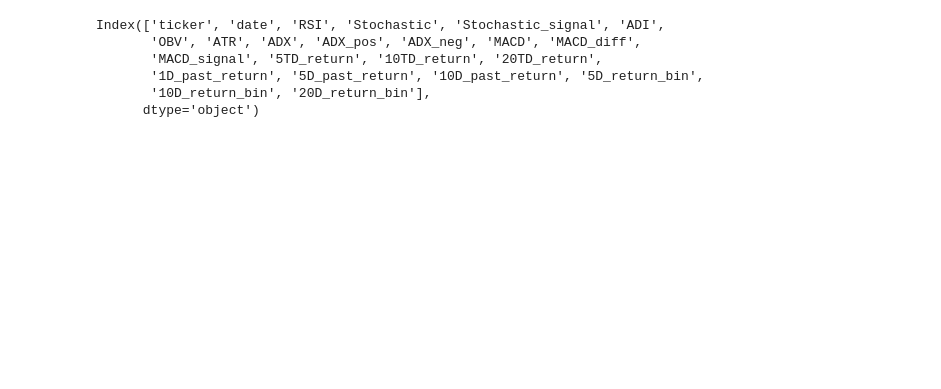
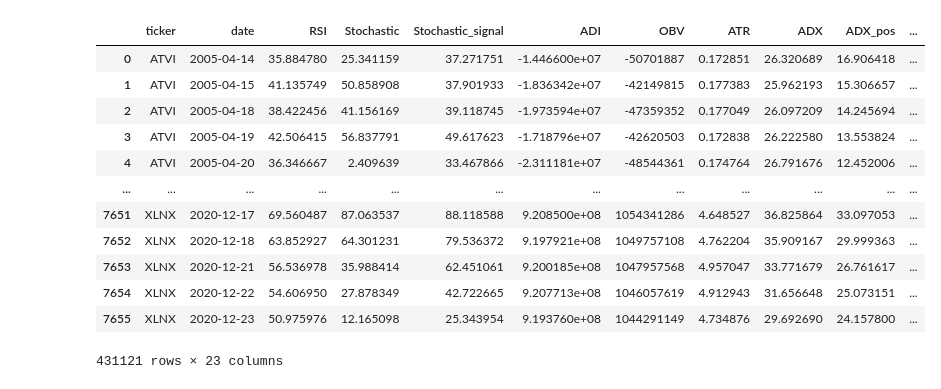
Before and after one commit to marcin-sobocinski/mlchartist, a Jupyter notebook: notebooks/random_many_comp.ipynb, the cells around one changed output. Saved outputs shown, nothing was run; the diff lists cells and outputs as text; code cells hidden in the pictures; blank space fills up the shorter version.

```diff
--- a/notebooks/random_many_comp.ipynb
+++ b/notebooks/random_many_comp.ipynb
@@ -45,9 +42,16 @@ df
-# %%
-df.columns
-# %% [output]
-Index(['ticker', 'date', 'RSI', 'Stochastic', 'Stochastic_signal', 'ADI',
-       'OBV', 'ATR', 'ADX', 'ADX_pos', 'ADX_neg', 'MACD', 'MACD_diff',
-       'MACD_signal', '5TD_return', '10TD_return', '20TD_return',
-       '1D_past_return', '5D_past_return', '10D_past_return', '5D_return_bin',
-       '10D_return_bin', '20D_return_bin'],
-      dtype='object')
+# %%
+joined_df
+# %% [output]
+|  | ticker | date | RSI | Stochastic | Stochastic_signal | ADI | OBV | ATR | ADX | ADX_pos | ... |
+| 0 | ATVI | 2005-04-14 | 35.884780 | 25.341159 | 37.271751 | -1.446600e+07 | -50701887 | 0.172851 | 26.320689 | 16.906418 | ... |
+| 1 | ATVI | 2005-04-15 | 41.135749 | 50.858908 | 37.901933 | -1.836342e+07 | -42149815 | 0.177383 | 25.962193 | 15.306657 | ... |
+| 2 | ATVI | 2005-04-18 | 38.422456 | 41.156169 | 39.118745 | -1.973594e+07 | -47359352 | 0.177049 | 26.097209 | 14.245694 | ... |
+| 3 | ATVI | 2005-04-19 | 42.506415 | 56.837791 | 49.617623 | -1.718796e+07 | -42620503 | 0.172838 | 26.222580 | 13.553824 | ... |
+| 4 | ATVI | 2005-04-20 | 36.346667 | 2.409639 | 33.467866 | -2.311181e+07 | -48544361 | 0.174764 | 26.791676 | 12.452006 | ... |
+| ... | ... | ... | ... | ... | ... | ... | ... | ... | ... | ... | ... |
+| 7651 | XLNX | 2020-12-17 | 69.560487 | 87.063537 | 88.118588 | 9.208500e+08 | 1054341286 | 4.648527 | 36.825864 | 33.097053 | ... |
+| 7652 | XLNX | 2020-12-18 | 63.852927 | 64.301231 | 79.536372 | 9.197921e+08 | 1049757108 | 4.762204 | 35.909167 | 29.999363 | ... |
+| 7653 | XLNX | 2020-12-21 | 56.536978 | 35.988414 | 62.451061 | 9.200185e+08 | 1047957568 | 4.957047 | 33.771679 | 26.761617 | ... |
+| 7654 | XLNX | 2020-12-22 | 54.606950 | 27.878349 | 42.722665 | 9.207713e+08 | 1046057619 | 4.912943 | 31.656648 | 25.073151 | ... |
+| 7655 | XLNX | 2020-12-23 | 50.975976 | 12.165098 | 25.343954 | 9.193760e+08 | 1044291149 | 4.734876 | 29.692690 | 24.157800 | ... |
+431121 rows × 23 columns
```
Also changed, not shown: parts of 16 cells of this notebook, 1 other file.
